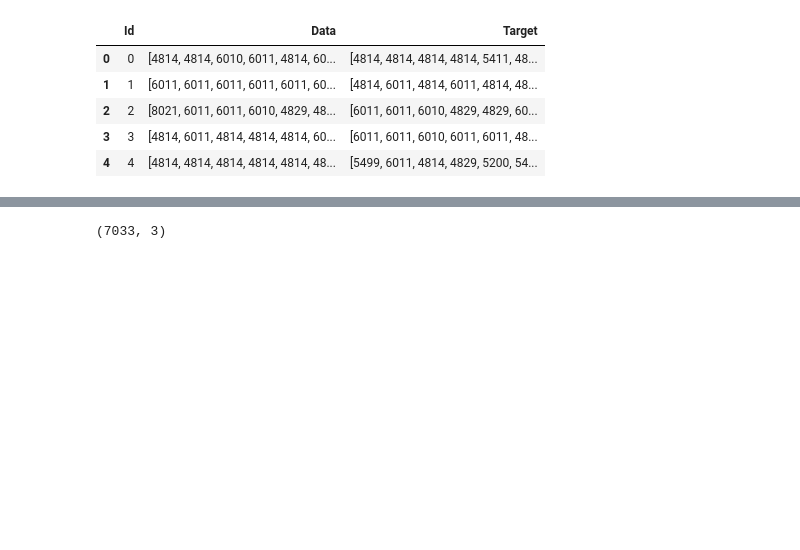
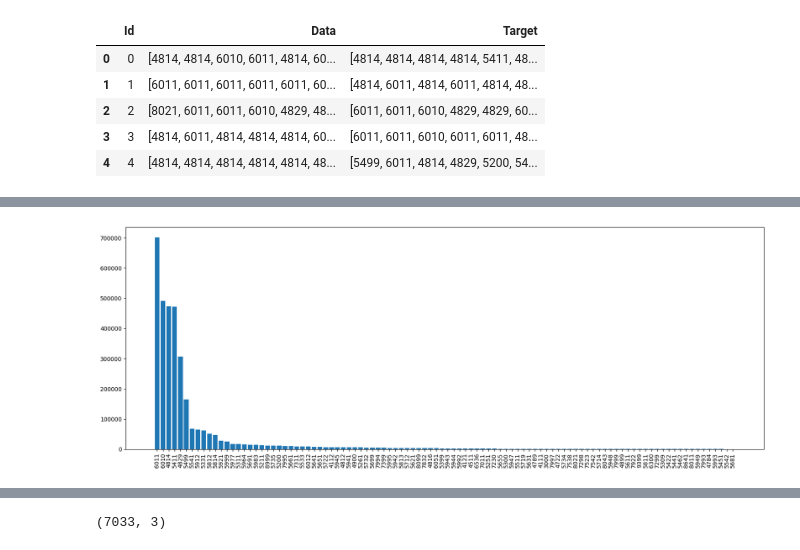
Before and after one commit to SergeyPishchulov/Alfa-Card-transactions-prediction, a Jupyter notebook: baseline-popular-transactions.ipynb, the cells around one changed output, grey strips where cells are left out. Drawn from its saved outputs; the diff is of its cells as text; code cells hidden in the pictures; blank space fills up the shorter version.

```diff
--- a/baseline-popular-transactions.ipynb
+++ b/baseline-popular-transactions.ipynb
@@ -50,0 +77,7 @@ df_train.head()
+# %%
+vc = df_train.Data.explode().value_counts()[:100]
+plt.bar(list(map(str, vc.index)), vc)
+plt.xticks(rotation=90)
+plt.show()
+# %% [output]
+[figure, added]
```
Also changed, not shown: parts of 24 cells of this notebook, 1 other file.
